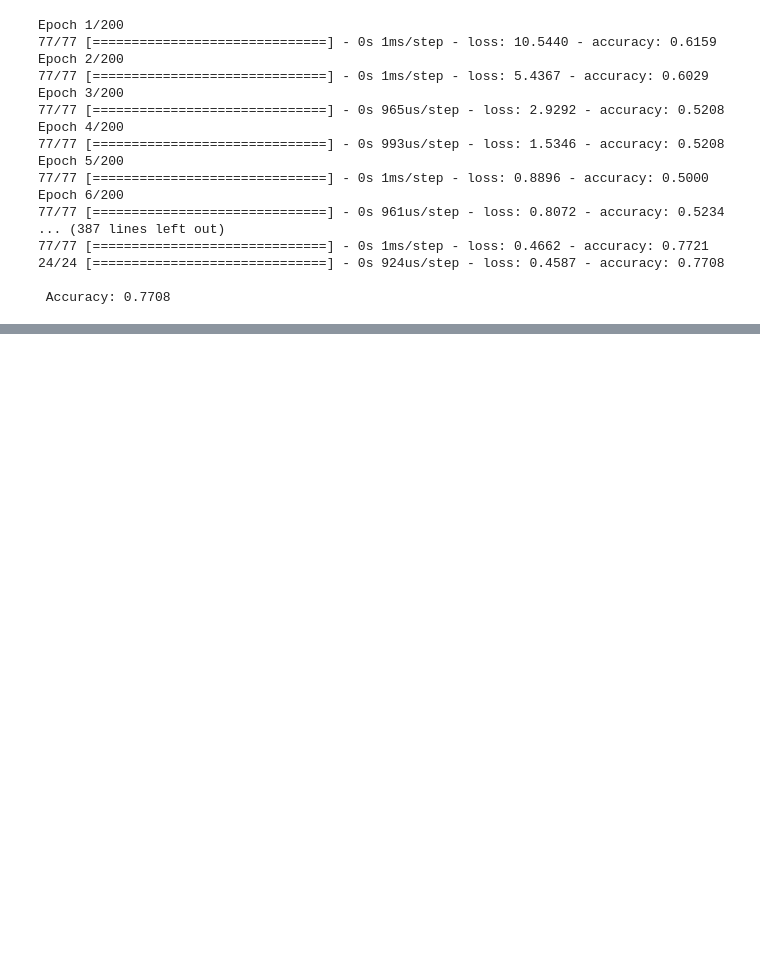
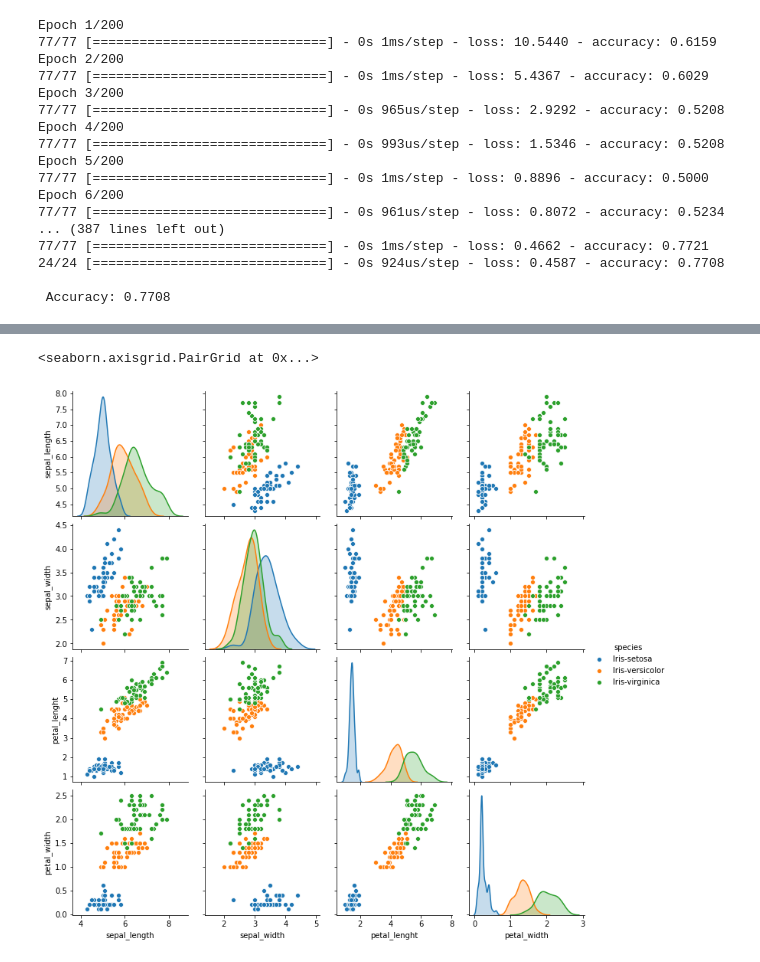
Before and after one commit to kim-bo-saeng/Practice_N_Learning, a Jupyter notebook: modu_deep_learning.ipynb, the cells around one changed output, grey strips where cells are left out. Saved outputs shown, nothing was run; the diff lists cells and outputs as text; code cells hidden in the pictures; blank space fills up the shorter version.

```diff
--- a/modu_deep_learning.ipynb
+++ b/modu_deep_learning.ipynb
@@ -412,3 +413,8 @@ Epoch 6/200
 24/24 [==============================] - 0s 924us/step - loss: 0.4587 - accuracy: 0.7708
 
  Accuracy: 0.7708
+# %%
+df = pd.read_csv('/gdrive/My Drive/data_analysis/modu_deep_learning/deeplearning/dataset/iris.csv', names = ["sepal_length", "sepal_width",
+                                                                                                            "petal_lenght", "petal_width", "species"])
+print(df.shape)
+df.head()
@@ -414,0 +429,5 @@ Epoch 6/200
+# %%
+sns.pairplot(df, hue = "species")
+# %% [output]
+<seaborn.axisgrid.PairGrid at 0x...>
+[figure, added]
```
Also changed, not shown: parts of 8 cells of this notebook.
